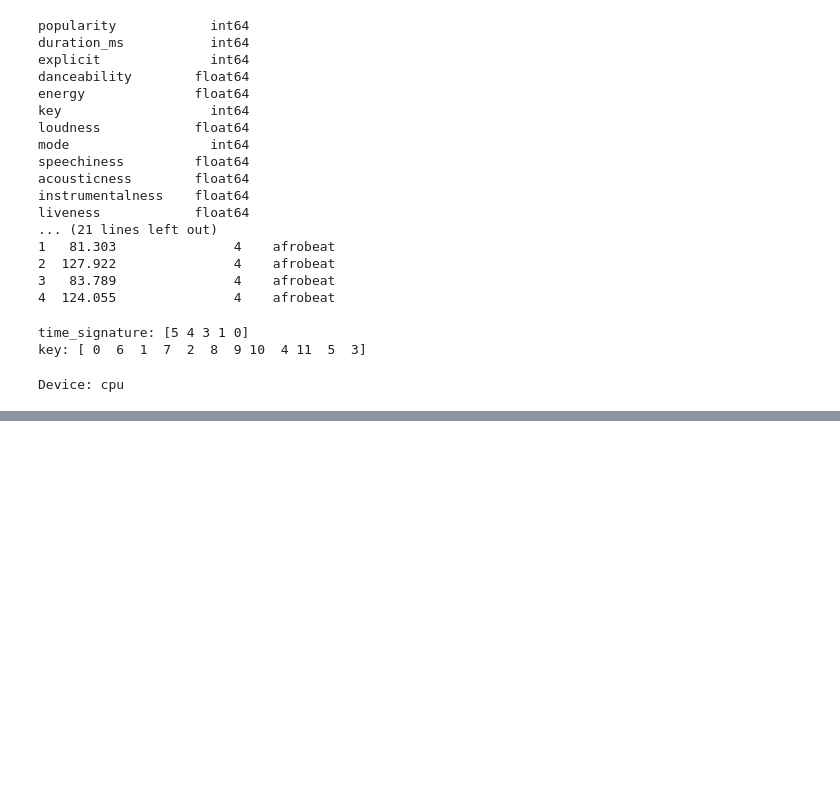
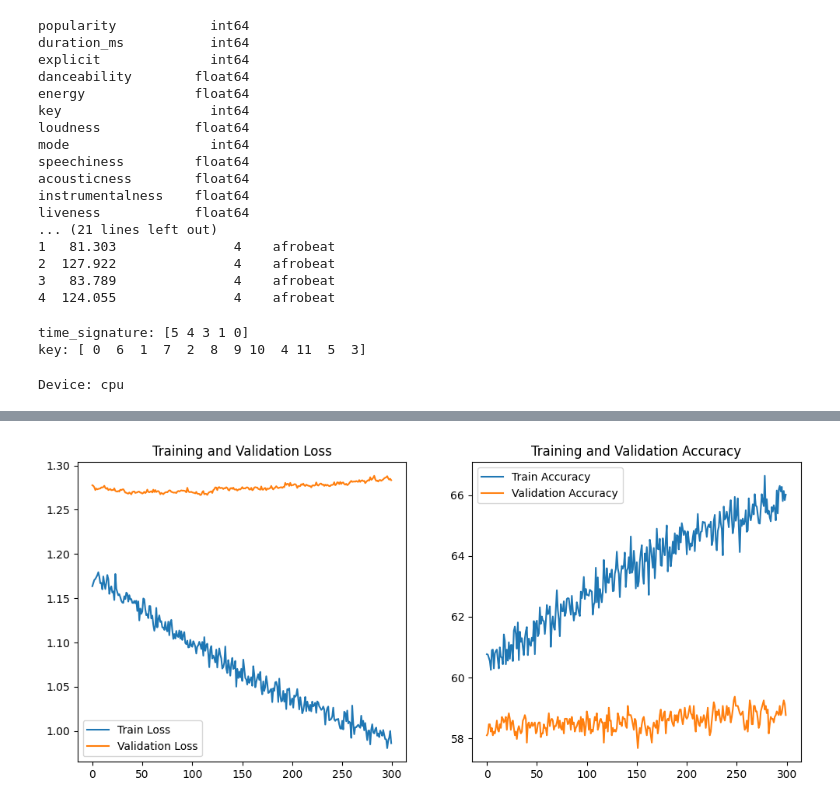
Before and after one commit to Xteom/ITAMplify, a Jupyter notebook: redes_neuronales.ipynb, the cells around one changed output, grey strips where cells are left out. Saved outputs shown, nothing was run; the diff lists cells and outputs as text; code cells hidden in the pictures; blank space fills up the shorter version.

```diff
--- a/redes_neuronales.ipynb
+++ b/redes_neuronales.ipynb
@@ -244,0 +345,77 @@ Acc. techno: 77.01%
+# %%
+# Example of initializing the model with updated feature size
+num_features = X_train.shape[1]  # Make sure this is calculated after all feature engineering steps
+num_classes = len(genres)
+model = EnhancedMusicGenreClassifier(input_size=num_features, num_classes=num_classes).to(device)
+num_epochs = 500
+
+
+optimizer = torch.optim.Adam(model.parameters(), lr=0.0001)
+criterion = nn.CrossEntropyLoss()
+# %%
+train_losses, val_losses, train_accs, val_accs = [], [], [], []
+
+for epoch in range(num_epochs):
+    # Training Phase
+    model.train()
+    running_loss = 0.0
+    correct = total = 0
+
+    for inputs, labels in train_loader:
+        inputs, labels = inputs.to(device), labels.to(device)  # Send data to GPU
+
+        optimizer.zero_grad()
+        outputs = model(inputs)
+        loss = criterion(outputs, labels)
+        loss.backward()
+        optimizer.step()
+        running_loss += loss.item()
+
+        _, predicted = torch.max(outputs.data, 1)
+        total += labels.size(0)
+        correct += (predicted == labels).sum().item()
+
+    train_loss = running_loss / len(train_loader)
+    train_accuracy = 100 * correct / total
+    train_losses.append(train_loss)
+    train_accs.append(train_accuracy)
+
+    # Validation Phase
+    model.eval()
+    val_running_loss = 0.0
+    correct = total = 0
+
+    with torch.no_grad():
+        for inputs, labels in val_loader:
+            inputs, labels = inputs.to(device), labels.to(device)  # Send data to GPU
+            outputs = model(inputs)
+            loss = criterion(outputs, labels)
+            val_running_loss += loss.item()
+
+            _, predicted = torch.max(outputs.data, 1)
+            total += labels.size(0)
+            correct += (predicted == labels).sum().item()
+
+    val_loss = val_running_loss / len(val_loader)
+    val_accuracy = 100 * correct / total
+    val_losses.append(val_loss)
+    val_accs.append(val_accuracy)
+
+    if(epoch % 10 == 0):
+        print(f'Epoch {epoch+1}: Train Loss: {train_loss:.4f}, Train Acc: {train_accuracy:.2f}%, Val Loss: {val_loss:.4f}, Val Acc: {val_accuracy:.2f}%')
+
+# Plotting
+plt.figure(figsize=(12, 5))
+plt.subplot(1, 2, 1)
+plt.plot(train_losses, label='Train Loss')
+plt.plot(val_losses, label='Validation Loss')
+plt.title('Training and Validation Loss')
+plt.legend()
+
+plt.subplot(1, 2, 2)
+plt.plot(train_accs, label='Train Accuracy')
+plt.plot(val_accs, label='Validation Accuracy')
+plt.title('Training and Validation Accuracy')
+plt.legend()
+plt.show()
+# %% [output]
@@ -244,0 +439 @@ Acc. techno: 77.01%
+[figure, added]
```
Also changed, not shown: parts of 8 cells of this notebook.
